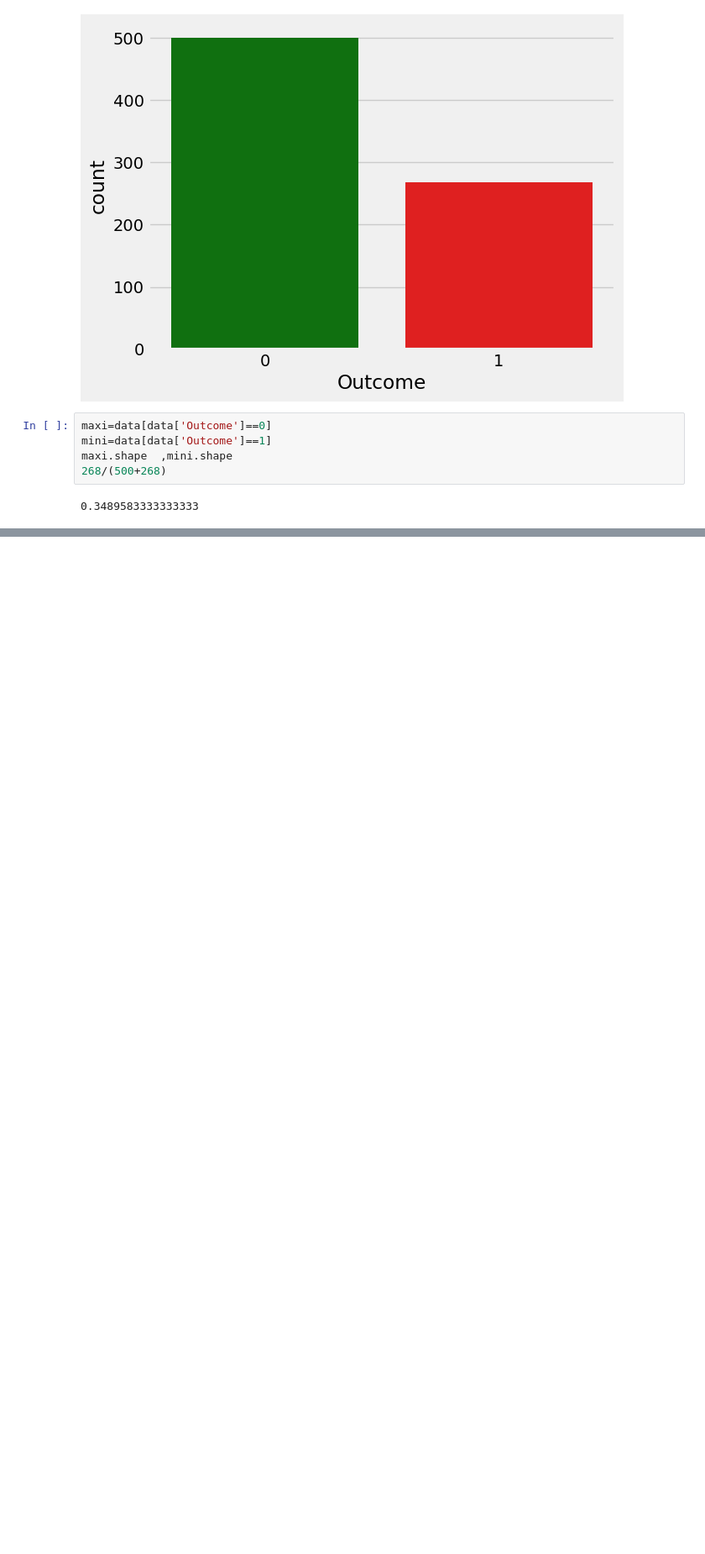
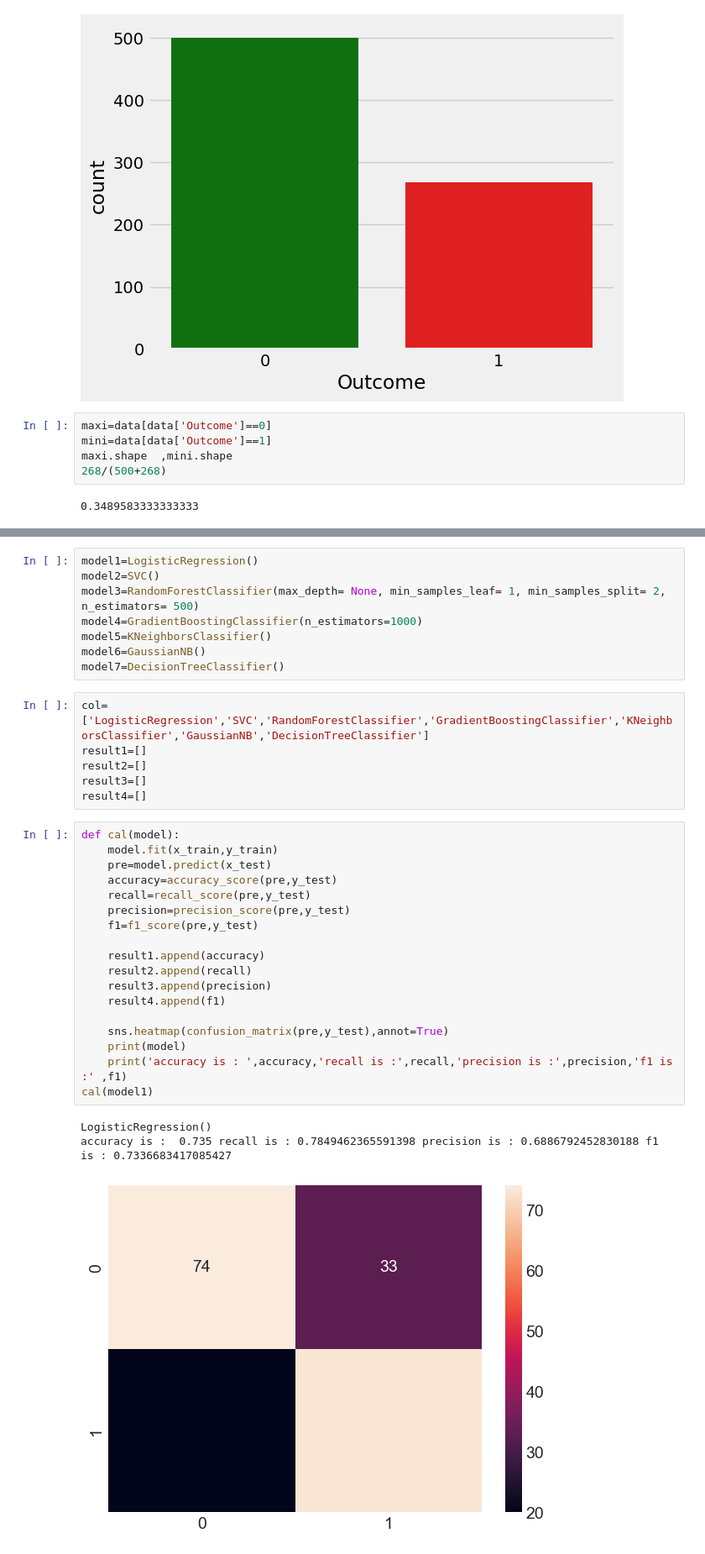
Before and after one commit to shwqialbokhyty-star/my-project, a Jupyter notebook: my_project_ai.ipynb, the cells around one changed output, grey strips where cells are left out. Shown at 84% size. Saved outputs shown, nothing was run; the diff lists cells and outputs as text; blank space fills up the shorter version.

```diff
--- a/my_project_ai.ipynb
+++ b/my_project_ai.ipynb
@@ -151,0 +189,36 @@ maxi.shape  ,mini.shape
+# %%
+model1=LogisticRegression()
+model2=SVC()
+model3=RandomForestClassifier(max_depth= None, min_samples_leaf= 1, min_samples_split= 2, n_estimators= 500)
+model4=GradientBoostingClassifier(n_estimators=1000)
+model5=KNeighborsClassifier()
+model6=GaussianNB()
+model7=DecisionTreeClassifier()
+# %%
+col=['LogisticRegression','SVC','RandomForestClassifier','GradientBoostingClassifier','KNeighborsClassifier','GaussianNB','DecisionTreeClassifier']
+result1=[]
+result2=[]
+result3=[]
+result4=[]
+# %%
+def cal(model):
+    model.fit(x_train,y_train)
+    pre=model.predict(x_test)
+    accuracy=accuracy_score(pre,y_test)
+    recall=recall_score(pre,y_test)
+    precision=precision_score(pre,y_test)
+    f1=f1_score(pre,y_test)
+
+    result1.append(accuracy)
+    result2.append(recall)
+    result3.append(precision)
+    result4.append(f1)
+
+    sns.heatmap(confusion_matrix(pre,y_test),annot=True)
+    print(model)
+    print('accuracy is : ',accuracy,'recall is :',recall,'precision is :',precision,'f1 is :' ,f1)
+cal(model1)
+# %% [output]
+LogisticRegression()
+accuracy is :  0.735 recall is : 0.7849462365591398 precision is : 0.6886792452830188 f1 is : 0.7336683417085427
+[figure, added]
```
Also changed, not shown: parts of 16 cells of this notebook.
